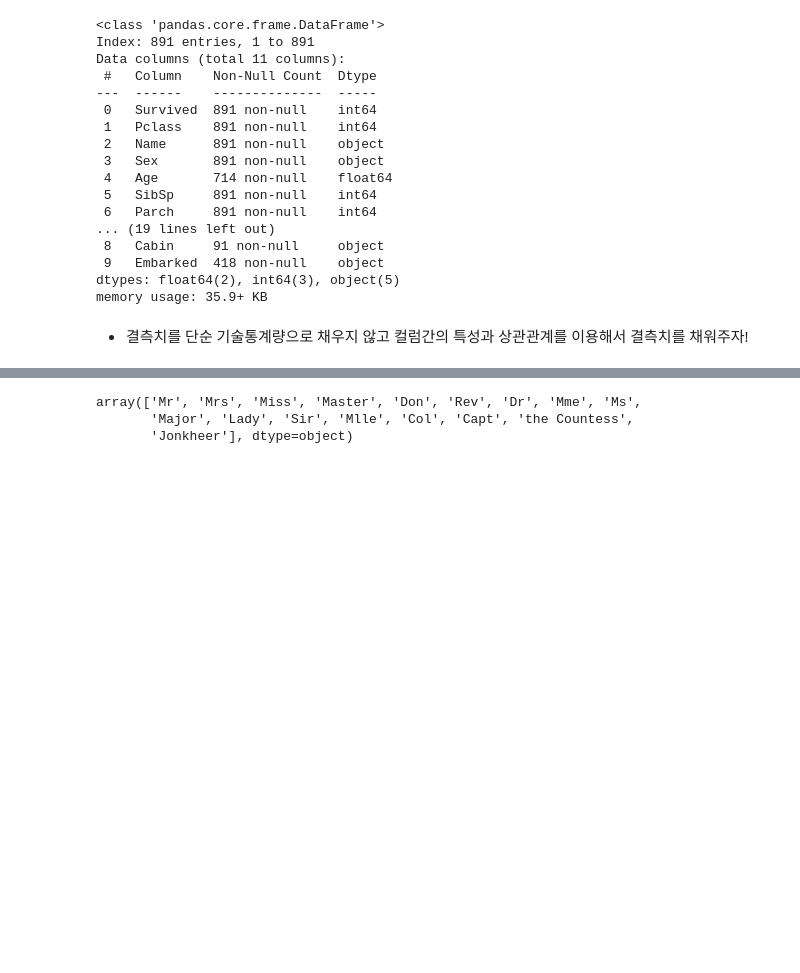
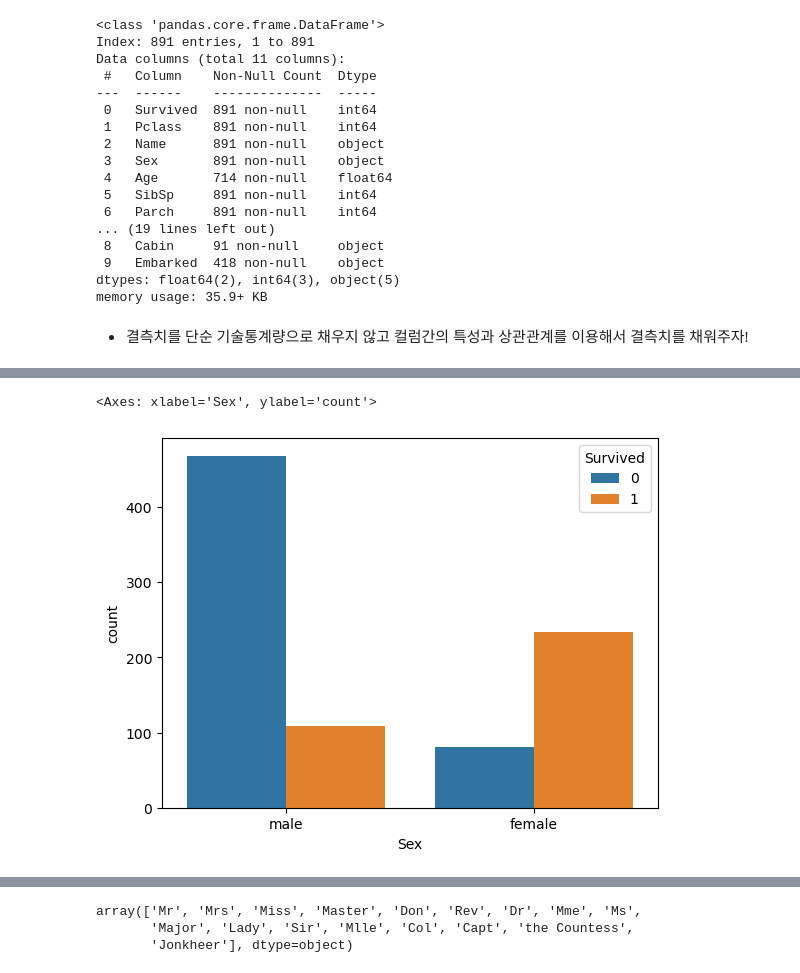
Before and after one commit to ydydydydydy/MachineLearning_, a Jupyter notebook: 04. titanic 데이터를 활용한 생존자 예측.ipynb, the cells around one changed output, grey strips where cells are left out. Cells and saved outputs as stored; diff of their text form; code cells hidden in the pictures; blank space fills up the shorter version.

```diff
--- a/04. titanic 데이터를 활용한 생존자 예측.ipynb
+++ b/04. titanic 데이터를 활용한 생존자 예측.ipynb
@@ -795,0 +593,9 @@ test['Title'] = test['Name'].apply(split_name)
+# %%
+# 확인해보고 싶은 컬럼 countplot 그려보기!
+#Sex, Survived 관계
+#plt.figure(figsize=(3,3))
+sns.countplot(data= train, x= 'Sex', hue='Survived')
+#여자의 생존율이 높다
+# %% [output]
+<Axes: xlabel='Sex', ylabel='count'>
+[figure, added]
```
Also changed, not shown: parts of 238 cells of this notebook, 6 other files.
